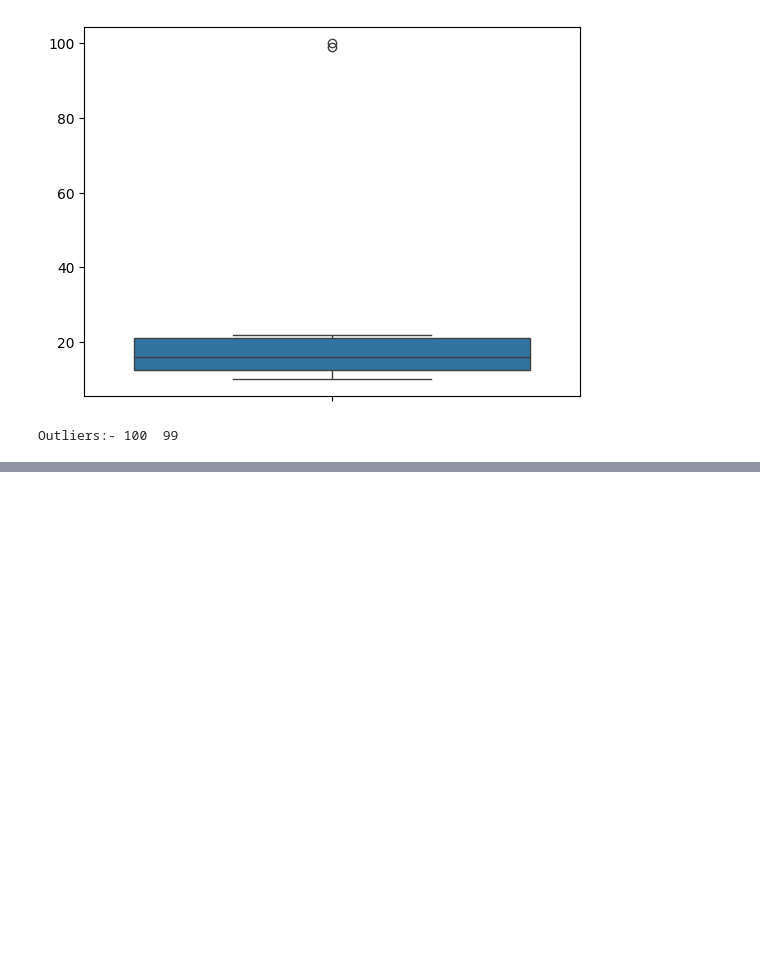
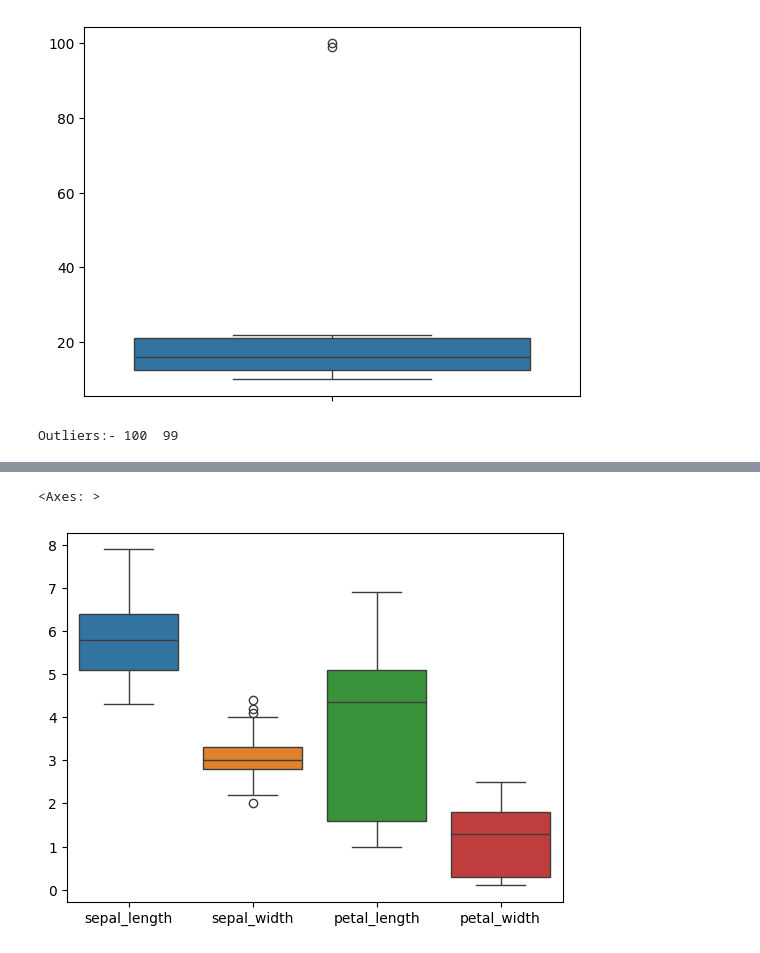
Before and after one commit to iamabirakash/Python, a Jupyter notebook: Z_Score.ipynb, the cells around one changed output, grey strips where cells are left out. Saved outputs shown, nothing was run; the diff lists cells and outputs as text; code cells hidden in the pictures; blank space fills up the shorter version.

```diff
--- a/Z_Score.ipynb
+++ b/Z_Score.ipynb
@@ -37,3 +37,6 @@ for x in outliers:
     print(x," ",end='')
 # %% [output]
 Outliers:- 100  99
+# %%
+a = sns.load_dataset('iris')
+a
@@ -39,0 +57,5 @@ Outliers:- 100  99
+# %%
+sns.boxplot(a)
+# %% [output]
+<Axes: >
+[figure, added]
```
Also changed, not shown: parts of 6 cells of this notebook.
